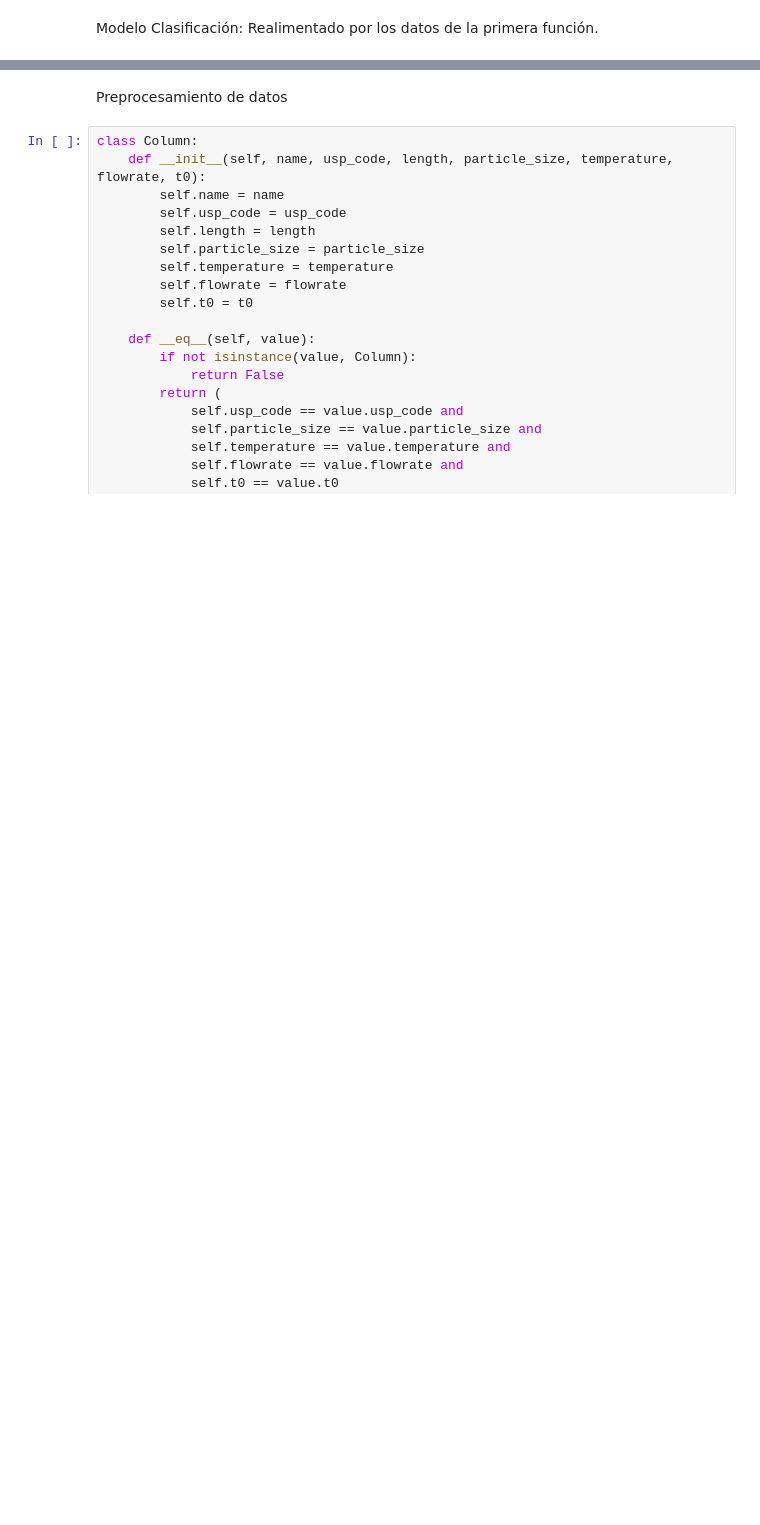
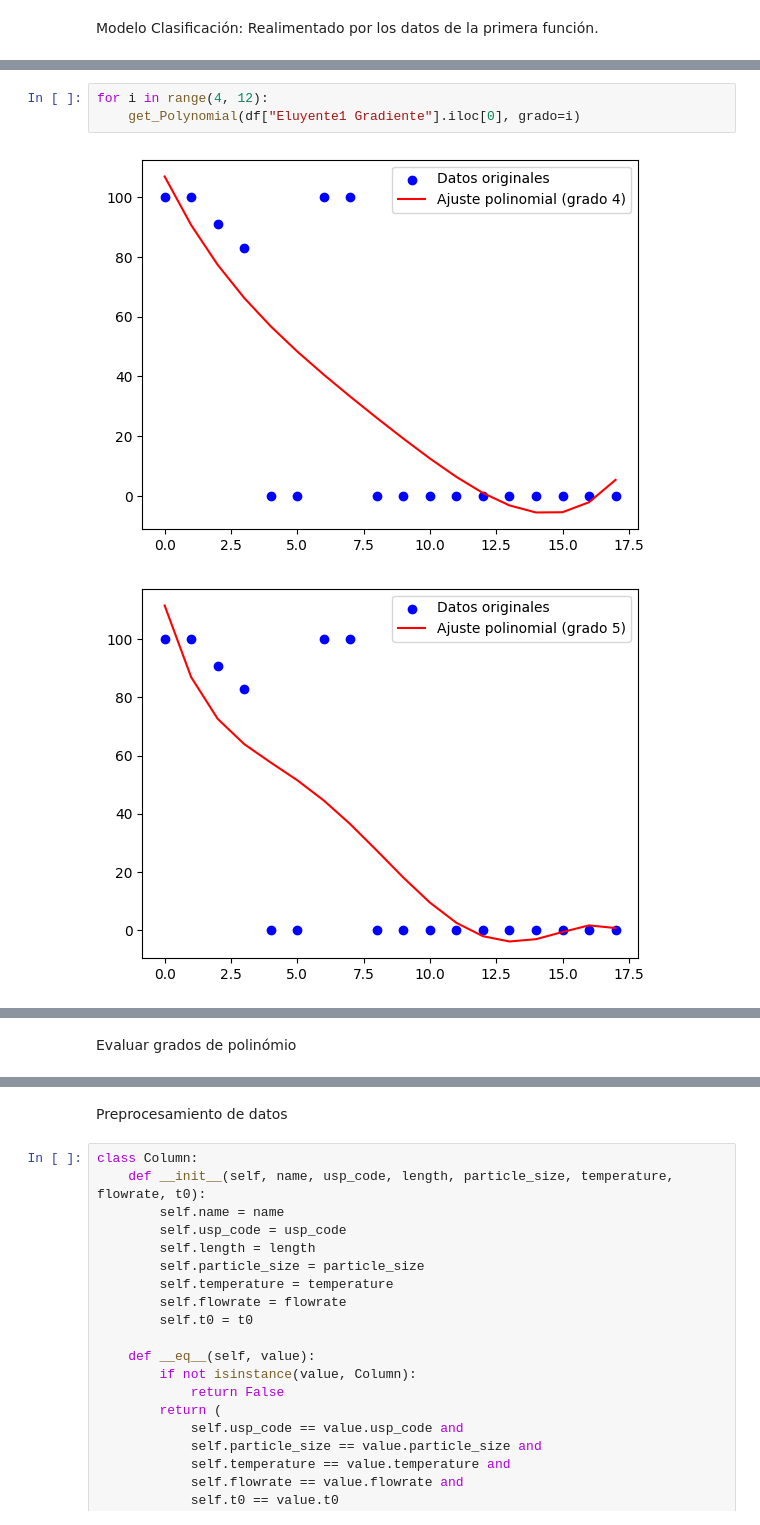
Before and after one commit to carlosMoragon/Trabajo-Fin-de-Grado, a Jupyter notebook: src/notebooks/Modelos/modeloLGBMRegressor_v2.ipynb, the cells around one changed output, grey strips where cells are left out. Drawn from its saved outputs; the diff is of its cells as text; blank space fills up the shorter version.

```diff
--- a/src/notebooks/Modelos/modeloLGBMRegressor_v2.ipynb
+++ b/src/notebooks/Modelos/modeloLGBMRegressor_v2.ipynb
@@ -2,0 +47,6 @@ Modelo Clasificación: Realimentado por los datos de la primera función.
+# %%
+for i in range(4, 12):
+    get_Polynomial(df["Eluyente1 Gradiente"].iloc[0], grado=i)
+# %% [output]
+[figure, added]
+[figure, added]
@@ -2,0 +59,2 @@ Modelo Clasificación: Realimentado por los datos de la primera función.
+# %% [markdown]
+Evaluar grados de polinómio
```
Also changed, not shown: parts of 25 cells of this notebook, 7 other files.
